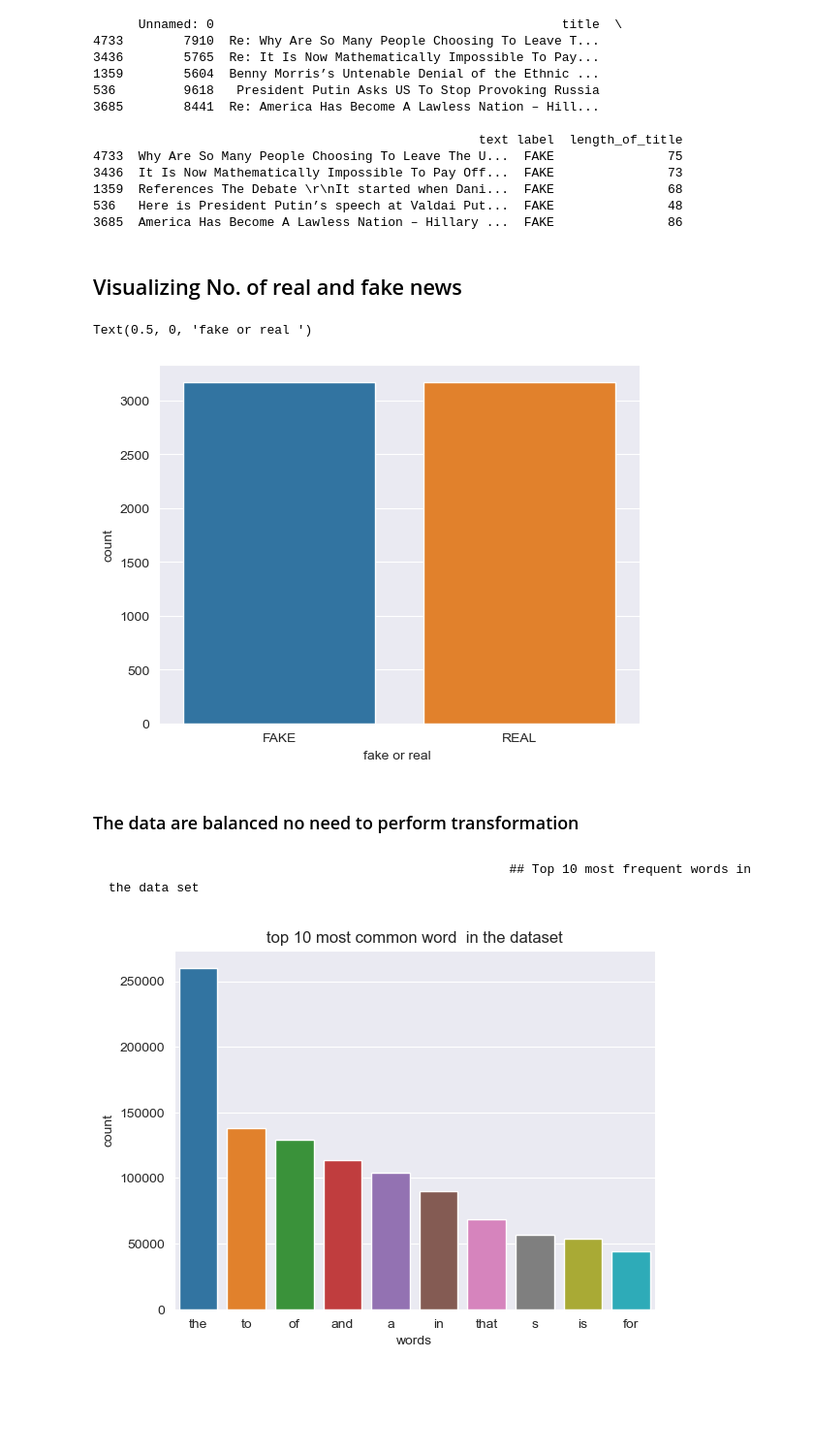
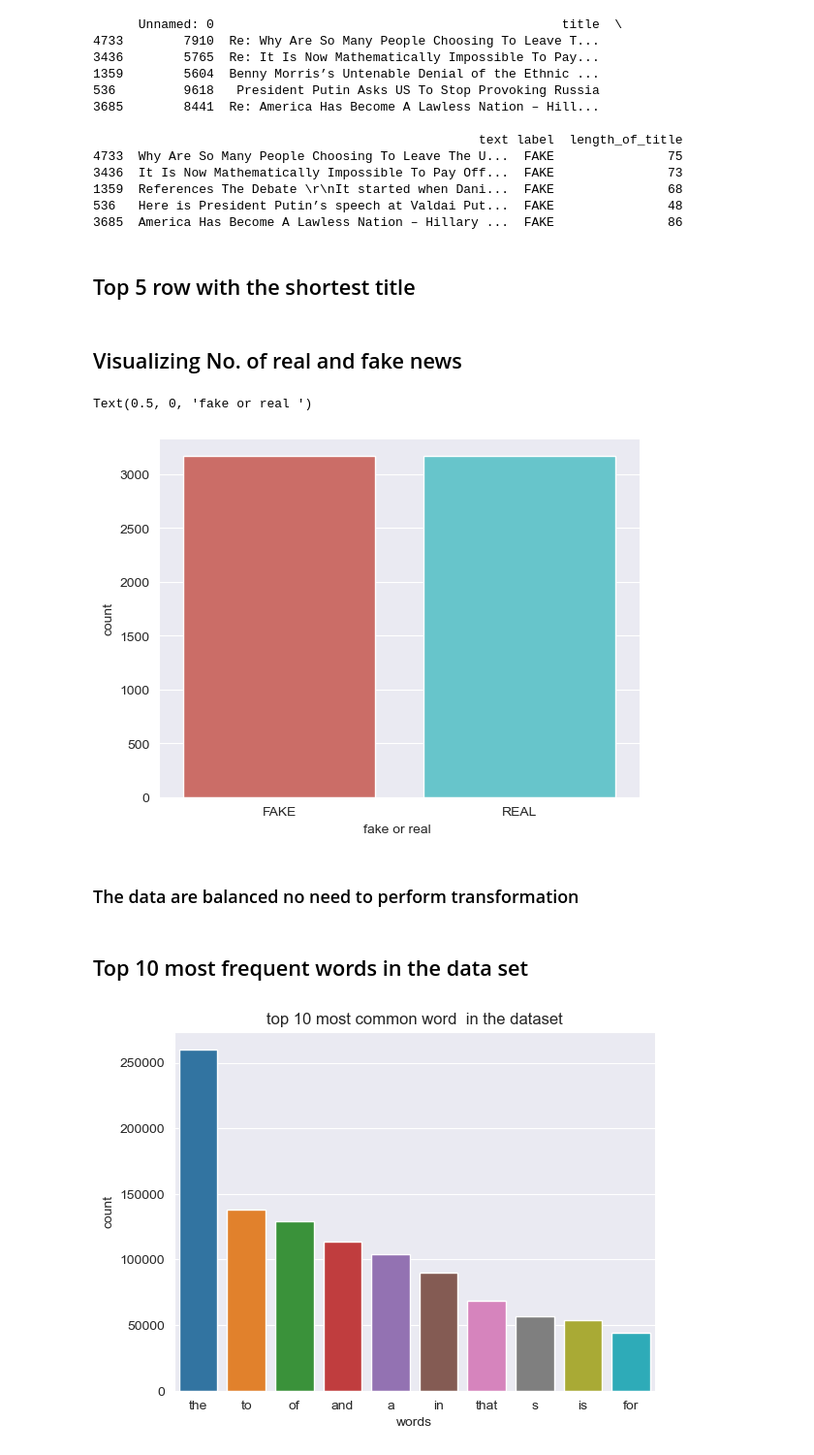
Before and after one commit to sajinamatya/Fake_news-classification, a Jupyter notebook: fake.ipynb, the cells around one changed output. Shown: that part at 97% size. Saved outputs shown, nothing was run; the diff lists cells and outputs as text; code cells hidden in the pictures; blank space fills up the shorter version.

```diff
--- a/fake.ipynb
+++ b/fake.ipynb
@@ -65,5 +65,7 @@ print(descending[:5])
 1359  References The Debate \r\nIt started when Dani...  FAKE               68
 536   Here is President Putin’s speech at Valdai Put...  FAKE               48
 3685  America Has Become A Lawless Nation – Hillary ...  FAKE               86
+# %% [markdown]
+## Top 5 row with the shortest title
 # %% [markdown]
 ## Visualizing No. of real and fake news
@@ -70,13 +76,13 @@ print(descending[:5])
 # %%
-sns.countplot(x ='label',data = df)
+sns.countplot(x ='label',data = df,palette='hls')
 plt.xlabel("fake or real ")
 # %% [output]
 Text(0.5, 0, 'fake or real ')
-[figure, old version]
+[figure, new version]
 # %% [markdown]
 ### The data are balanced no need to perform transformation
-# %% [markdown]
-                                                         ## Top 10 most frequent words in the data set
+# %% [markdown]
+## Top 10 most frequent words in the data set
 # %%
 
 text = [sent_tokenize(text) for text in df['text']]
```
Also changed, not shown: parts of 16 cells of this notebook.
